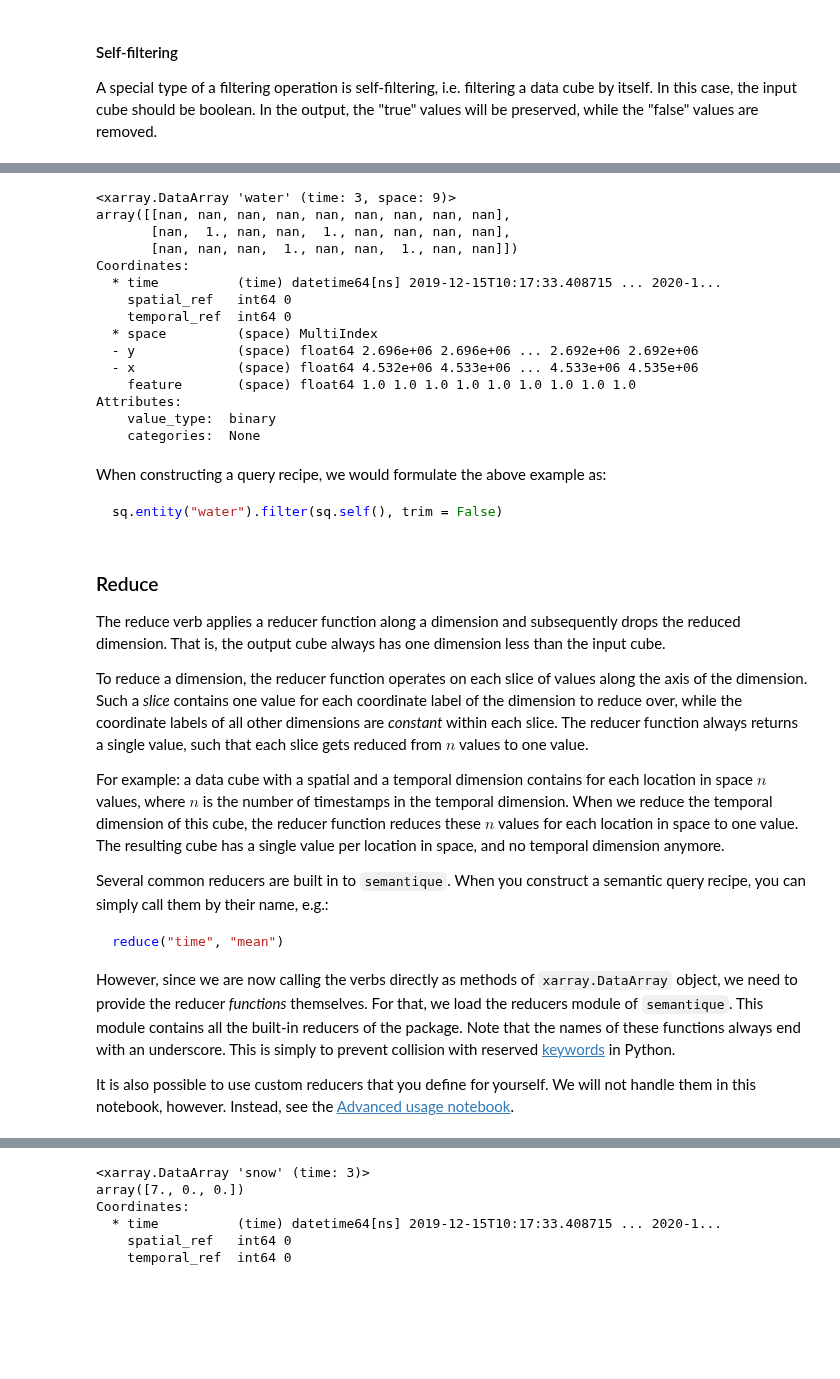
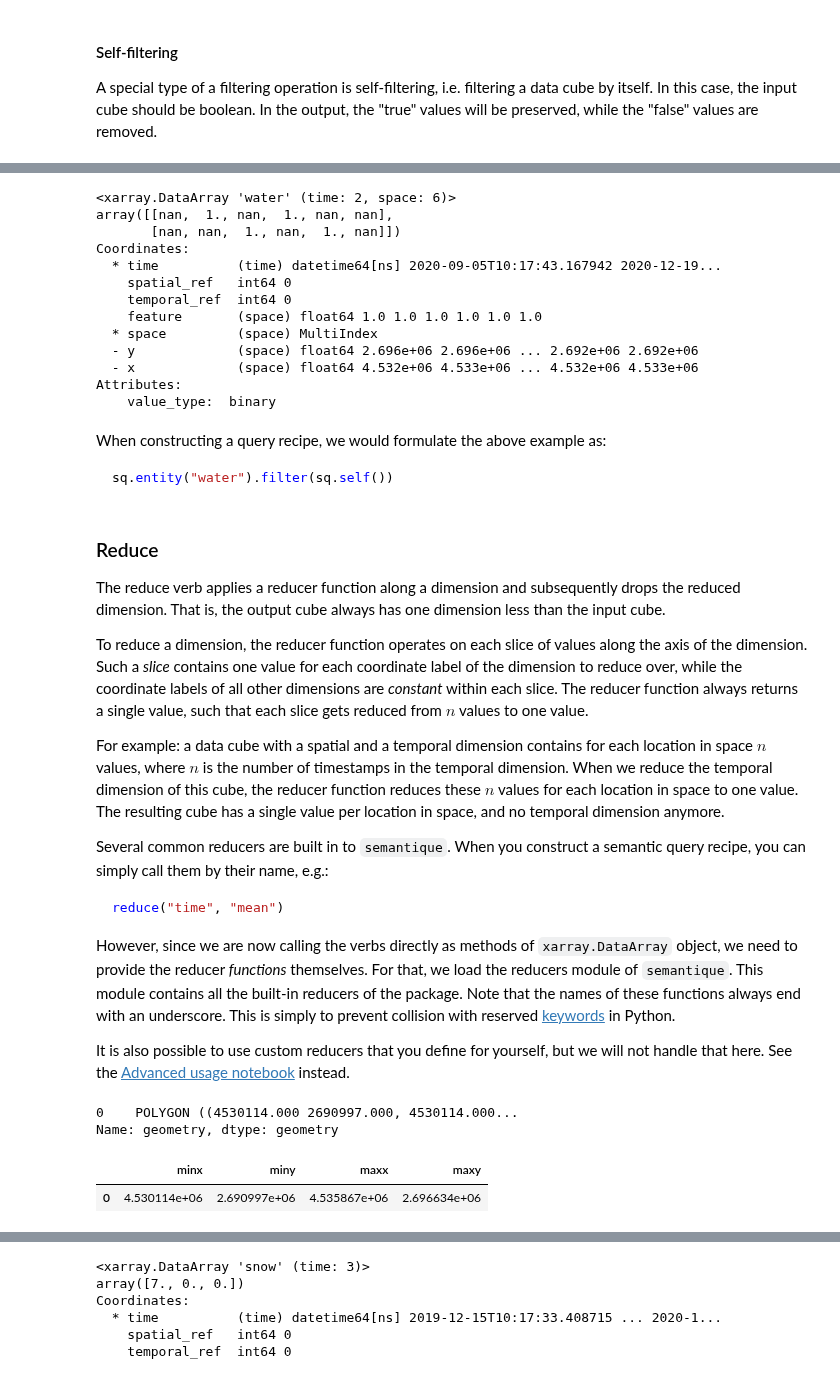
Before and after one commit to ZGIS/semantique, a Jupyter notebook: demo/verbs.ipynb, the cells around one changed output, grey strips where cells are left out. Drawn from its saved outputs; the diff is of its cells as text; code cells hidden in the pictures; blank space fills up the shorter version.

Commit message:
docs: Update notebooks :books:

````diff
--- a/demo/verbs.ipynb
+++ b/demo/verbs.ipynb
@@ -812,26 +836,24 @@ Attributes:
 # %%
-print(water.sq.filter(water, trim = False))
+print(water.sq.filter(water))
 # %% [output]
-<xarray.DataArray 'water' (time: 3, space: 9)>
-array([[nan, nan, nan, nan, nan, nan, nan, nan, nan],
-       [nan,  1., nan, nan,  1., nan, nan, nan, nan],
-       [nan, nan, nan,  1., nan, nan,  1., nan, nan]])
+<xarray.DataArray 'water' (time: 2, space: 6)>
+array([[nan,  1., nan,  1., nan, nan],
+       [nan, nan,  1., nan,  1., nan]])
 Coordinates:
-  * time          (time) datetime64[ns] 2019-12-15T10:17:33.408715 ... 2020-1...
+  * time          (time) datetime64[ns] 2020-09-05T10:17:43.167942 2020-12-19...
     spatial_ref   int64 0
     temporal_ref  int64 0
+    feature       (space) float64 1.0 1.0 1.0 1.0 1.0 1.0
   * space         (space) MultiIndex
   - y             (space) float64 2.696e+06 2.696e+06 ... 2.692e+06 2.692e+06
-  - x             (space) float64 4.532e+06 4.533e+06 ... 4.533e+06 4.535e+06
-    feature       (space) float64 1.0 1.0 1.0 1.0 1.0 1.0 1.0 1.0 1.0
+  - x             (space) float64 4.532e+06 4.533e+06 ... 4.532e+06 4.533e+06
 Attributes:
     value_type:  binary
-    categories:  None
 # %% [markdown]
 When constructing a query recipe, we would formulate the above example as:
 
 ```python
-sq.entity("water").filter(sq.self(), trim = False)
+sq.entity("water").filter(sq.self())
 ```
 # %% [markdown]
 ### Reduce
@@ -850,4 +872,4 @@ reduce("time", "mean")
 
 However, since we are now calling the verbs directly as methods of `xarray.DataArray` object, we need to provide the reducer *functions* themselves. For that, we load the reducers module of `semantique`. This module contains all the built-in reducers of the package. Note that the names of these functions always end with an underscore. This is simply to prevent collision with reserved [keywords](https://realpython.com/lessons/reserved-keywords/) in Python.
 
-It is also possible to use custom reducers that you define for yourself. We will not handle them in this notebook, however. Instead, see the [Advanced usage notebook](advanced.ipynb#Adding-custom-reducers).
+It is also possible to use custom reducers that you define for yourself, but we will not handle that here. See the [Advanced usage notebook](advanced.ipynb#Adding-custom-reducers) instead.
@@ -853,0 +878,10 @@ It is also possible to use custom reducers that you define for yourself. We will
+# %%
+space.features.to_crs(3035).geometry
+# %% [output]
+0    POLYGON ((4530114.000 2690997.000, 4530114.000...
+Name: geometry, dtype: geometry
+# %%
+space.features.to_crs(3035).geometry.bounds
+# %% [output]
+|  | minx | miny | maxx | maxy |
+| 0 | 4.530114e+06 | 2.690997e+06 | 4.535867e+06 | 2.696634e+06 |
````
Also changed, not shown: parts of 64 cells of this notebook, 6 other files.
